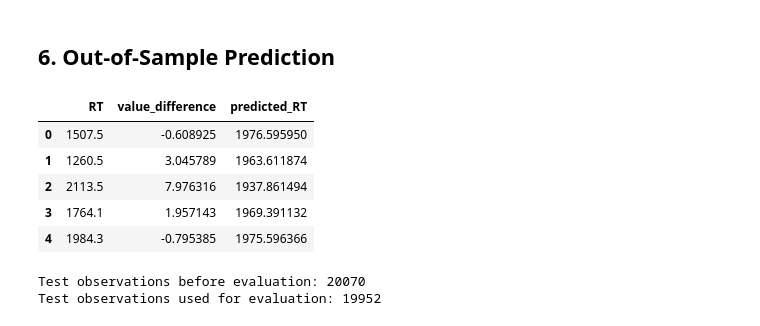
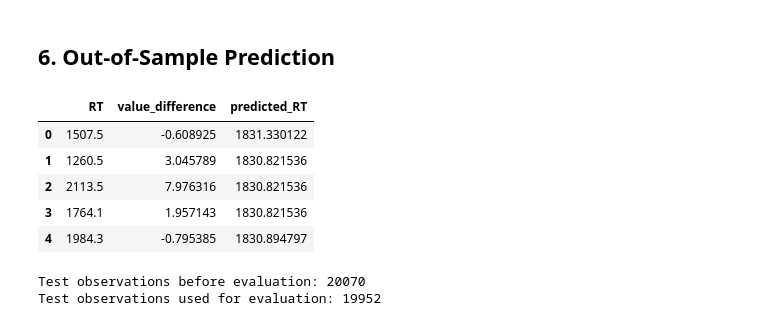
Before and after one commit to Aarohi29/ICCS2026_Final_Project, a Jupyter notebook: notebooks/03_Exponential_Indifference_RT_Model.ipynb, the cells around one changed output. Saved outputs shown, nothing was run; the diff lists cells and outputs as text; code cells hidden in the pictures.

```diff
--- a/notebooks/03_Exponential_Indifference_RT_Model.ipynb
+++ b/notebooks/03_Exponential_Indifference_RT_Model.ipynb
@@ -221,0 +174,21 @@ Training observations used: 8886
+# %%
+def predict_log_rt_exponential(value_difference, a, b, c):
+    return (
+        a
+        + b * np.exp(
+            -c * np.abs(value_difference)
+        )
+    )
+
+
+def predict_rt_exponential(value_difference, a, b, c, sigma):
+    predicted_log_rt = predict_log_rt_exponential(
+        value_difference,
+        a,
+        b,
+        c
+    )
+
+    return np.exp(
+        predicted_log_rt + 0.5 * sigma**2
+    )
@@ -221,0 +258,16 @@ Training observations used: 8886
+# %%
+train_model_data = combined_train.dropna(
+    subset=[
+        "RT",
+        "value_difference"
+    ]
+).copy()
+
+train_model_data = train_model_data[
+    train_model_data["RT"] > 0
+].copy()
+
+print(
+    "Training observations used:",
+    len(train_model_data)
+)
@@ -276,16 +330,22 @@ plt.show()
 # %%
 test_pred = combined_test.copy()
 
-test_pred["predicted_RT"] = predict_rt_exponential(test_pred["value_difference"], exp_a, exp_b, exp_c)
+test_pred["predicted_RT"] = predict_rt_exponential(
+    test_pred["value_difference"],
+    exp_a,
+    exp_b,
+    exp_c,
+    exp_sigma
+)
 
 test_pred[["RT", "value_difference", "predicted_RT"]].head()
 # %% [output]
 |  | RT | value_difference | predicted_RT |
-| 0 | 1507.5 | -0.608925 | 1976.595950 |
-| 1 | 1260.5 | 3.045789 | 1963.611874 |
-| 2 | 2113.5 | 7.976316 | 1937.861494 |
-| 3 | 1764.1 | 1.957143 | 1969.391132 |
-| 4 | 1984.3 | -0.795385 | 1975.596366 |
+| 0 | 1507.5 | -0.608925 | 1831.330122 |
+| 1 | 1260.5 | 3.045789 | 1830.821536 |
+| 2 | 2113.5 | 7.976316 | 1830.821536 |
+| 3 | 1764.1 | 1.957143 | 1830.821536 |
+| 4 | 1984.3 | -0.795385 | 1830.894797 |
 # %%
 evaluation = test_pred.dropna(
     subset=[
```
Also changed, not shown: parts of 51 cells of this notebook, 3 other files.
